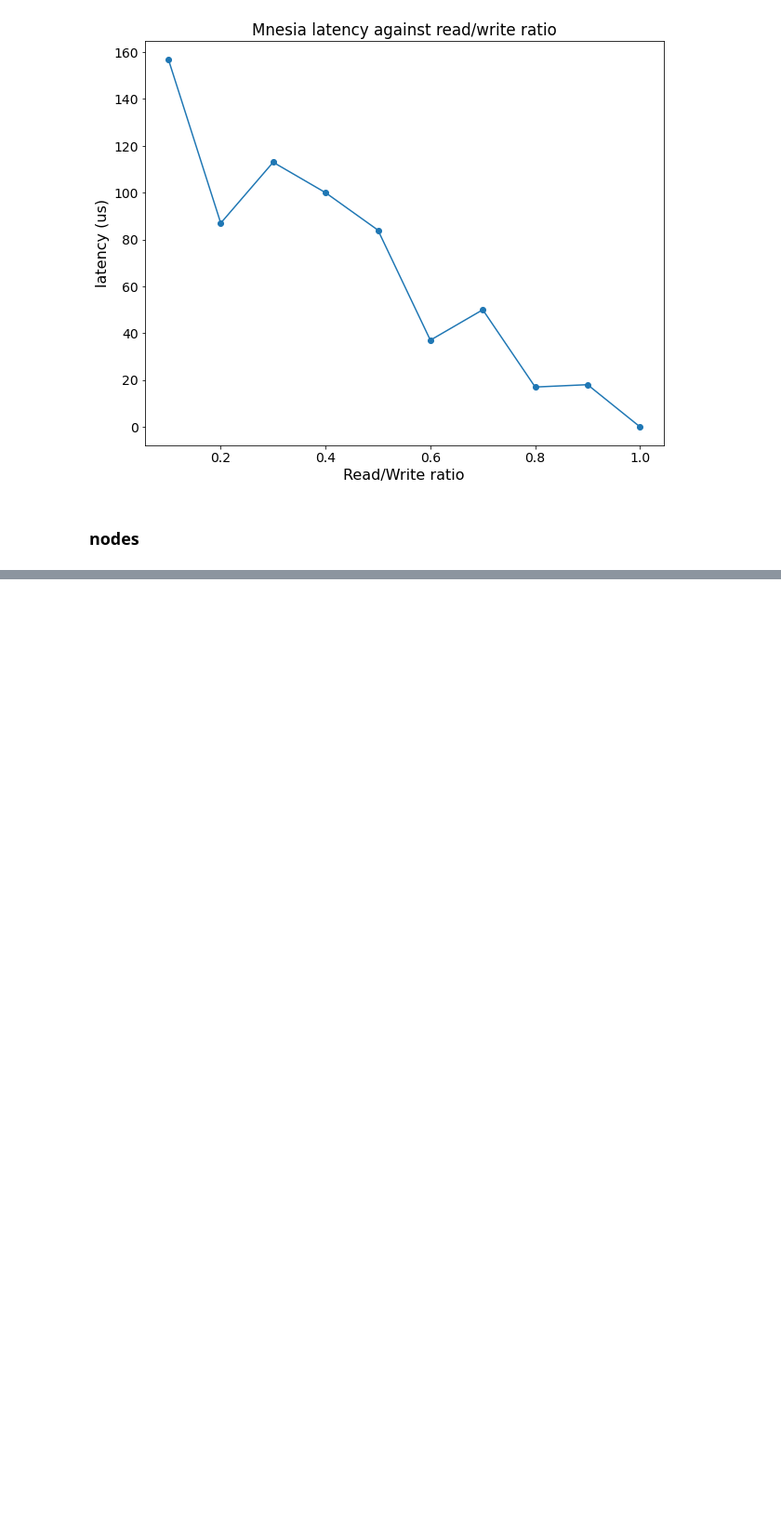
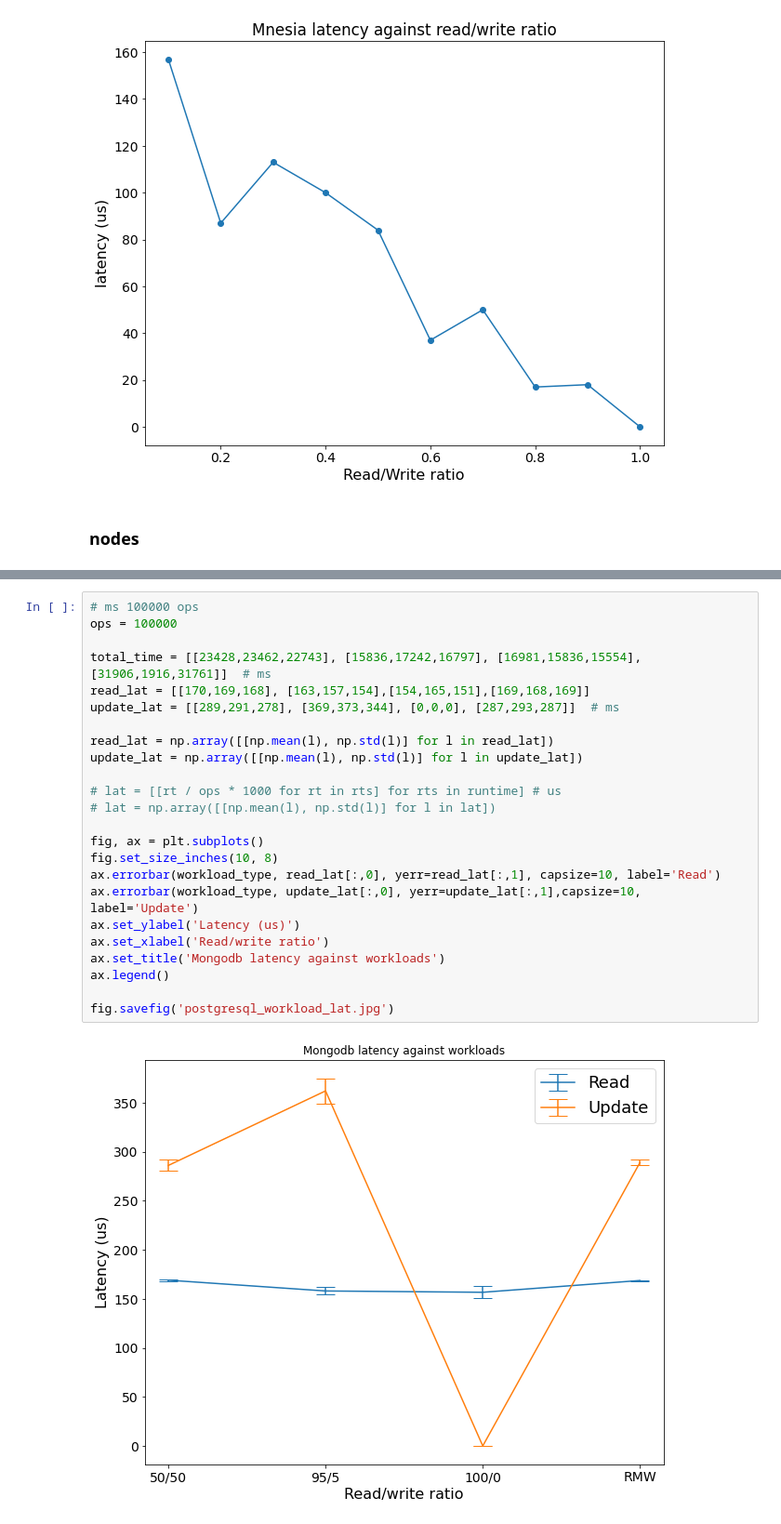
Before and after one commit to Vincent-lau/hypermnesia_eval, a Jupyter notebook: graphs/plot.ipynb, the cells around one changed output, grey strips where cells are left out. Shown: that part at 93% size. Drawn from its saved outputs; the diff is of its cells as text; blank space fills up the shorter version.

```diff
--- a/graphs/plot.ipynb
+++ b/graphs/plot.ipynb
@@ -180,0 +205,26 @@ fig.savefig('mnesia_workload_lat.jpg')
+# %%
+# ms 100000 ops
+ops = 100000
+
+total_time = [[23428,23462,22743], [15836,17242,16797], [16981,15836,15554], [31906,1916,31761]]  # ms
+read_lat = [[170,169,168], [163,157,154],[154,165,151],[169,168,169]]
+update_lat = [[289,291,278], [369,373,344], [0,0,0], [287,293,287]]  # ms
+
+read_lat = np.array([[np.mean(l), np.std(l)] for l in read_lat])
+update_lat = np.array([[np.mean(l), np.std(l)] for l in update_lat])
+
+# lat = [[rt / ops * 1000 for rt in rts] for rts in runtime] # us
+# lat = np.array([[np.mean(l), np.std(l)] for l in lat])
+
+fig, ax = plt.subplots()
+fig.set_size_inches(10, 8)
+ax.errorbar(workload_type, read_lat[:,0], yerr=read_lat[:,1], capsize=10, label='Read')
+ax.errorbar(workload_type, update_lat[:,0], yerr=update_lat[:,1],capsize=10, label='Update')
+ax.set_ylabel('Latency (us)')
+ax.set_xlabel('Read/write ratio')
+ax.set_title('Mongodb latency against workloads')
+ax.legend()
+
+fig.savefig('postgresql_workload_lat.jpg')
+# %% [output]
+[figure, added]
```
Also changed, not shown: parts of 6 cells of this notebook, 13 other files.
